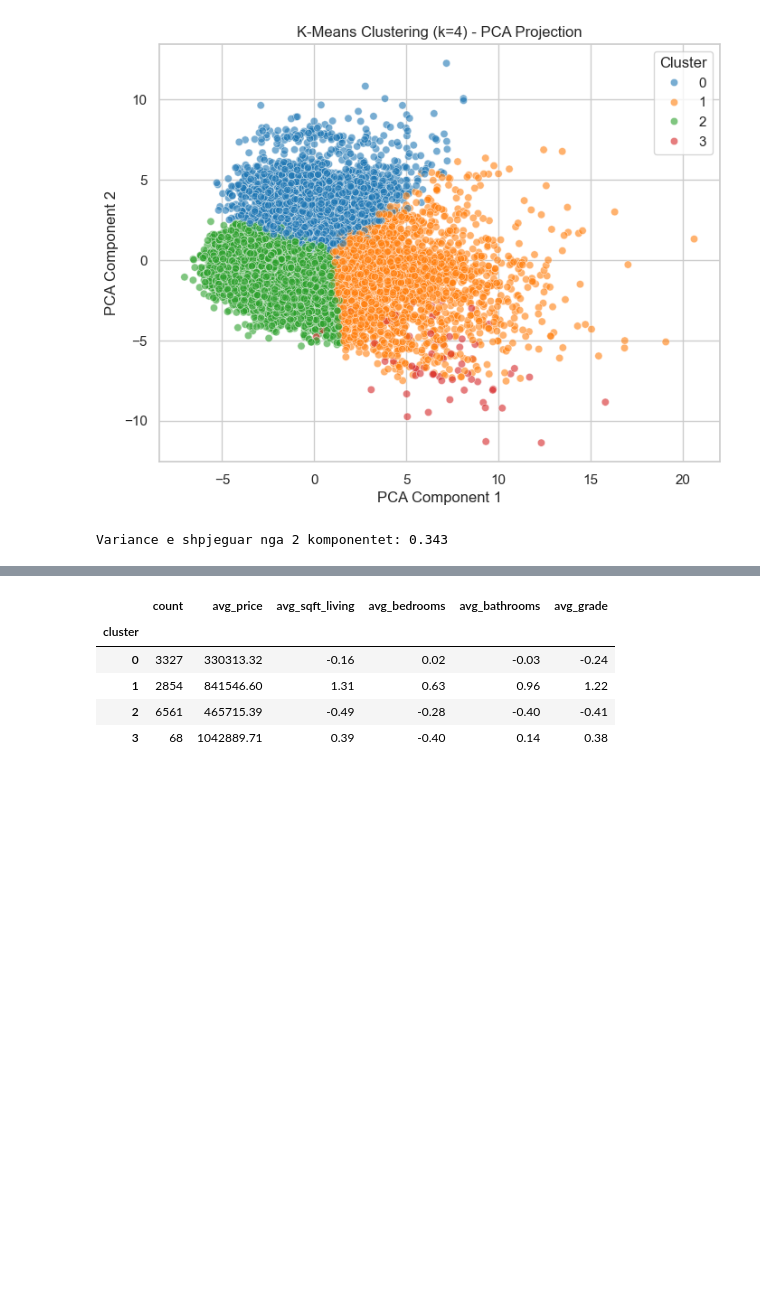
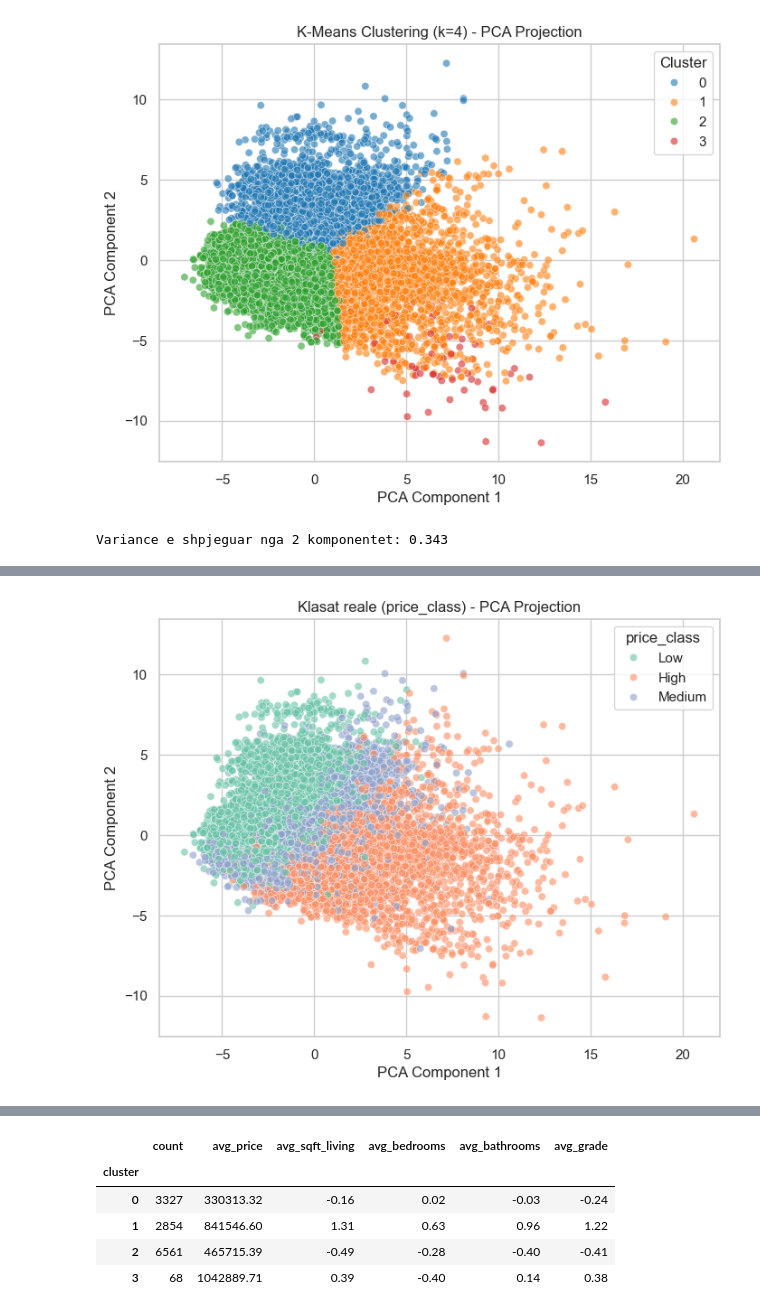
Before and after one commit to Valza-2005/House-Price-Prediction-Machine-Learning-Models, a Jupyter notebook: notebooks/models/Clustering.ipynb, the cells around one changed output, grey strips where cells are left out. Drawn from its saved outputs; the diff is of its cells as text; code cells hidden in the pictures; blank space fills up the shorter version.

```diff
--- a/notebooks/models/Clustering.ipynb
+++ b/notebooks/models/Clustering.ipynb
@@ -165,0 +204,15 @@ Krahasojme cmimin mesatar dhe disa veçori kryesore per cdo cluster, per te kupt
+# %%
+class_df = pd.read_csv(data_dir / "train_dataset.csv")
+price_class = class_df["price_class"]
+
+X_clustered["price_class"] = price_class.values
+
+cluster_vs_class = pd.crosstab(X_clustered["cluster"], X_clustered["price_class"])
+print("Crosstab: cluster vs price_class")
+print(cluster_vs_class)
+
+ari = adjusted_rand_score(price_class, cluster_labels)
+nmi = normalized_mutual_info_score(price_class, cluster_labels)
+
+print(f"\nAdjusted Rand Index: {ari:.4f}")
+print(f"Normalized Mutual Information: {nmi:.4f}")
@@ -165,0 +230,17 @@ Krahasojme cmimin mesatar dhe disa veçori kryesore per cdo cluster, per te kupt
+# %%
+plt.figure(figsize=(8, 6))
+sns.scatterplot(
+    x=X_pca[:, 0],
+    y=X_pca[:, 1],
+    hue=price_class,
+    palette="Set2",
+    alpha=0.6
+)
+
+plt.xlabel("PCA Component 1")
+plt.ylabel("PCA Component 2")
+plt.title("Klasat reale (price_class) - PCA Projection")
+plt.legend(title="price_class")
+plt.show()
+# %% [output]
+[figure, added]
```
Also changed, not shown: parts of 18 cells of this notebook.
